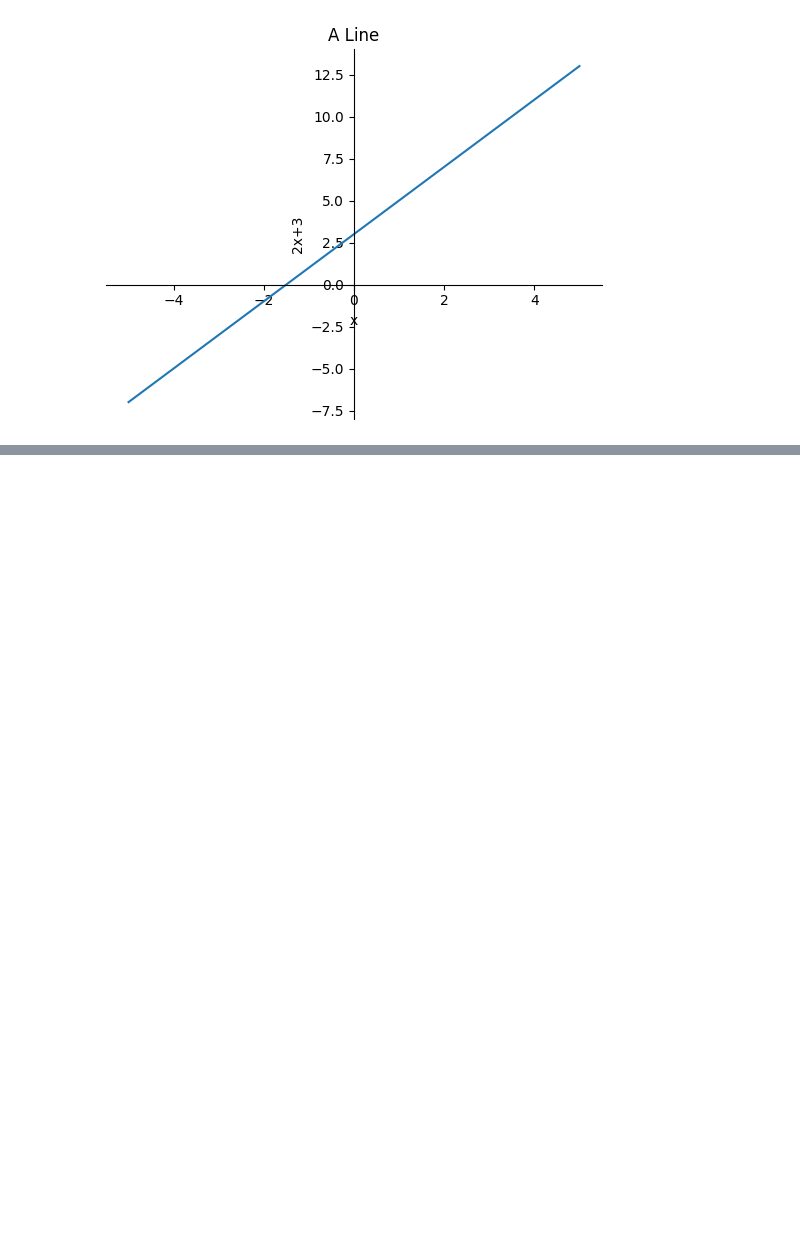
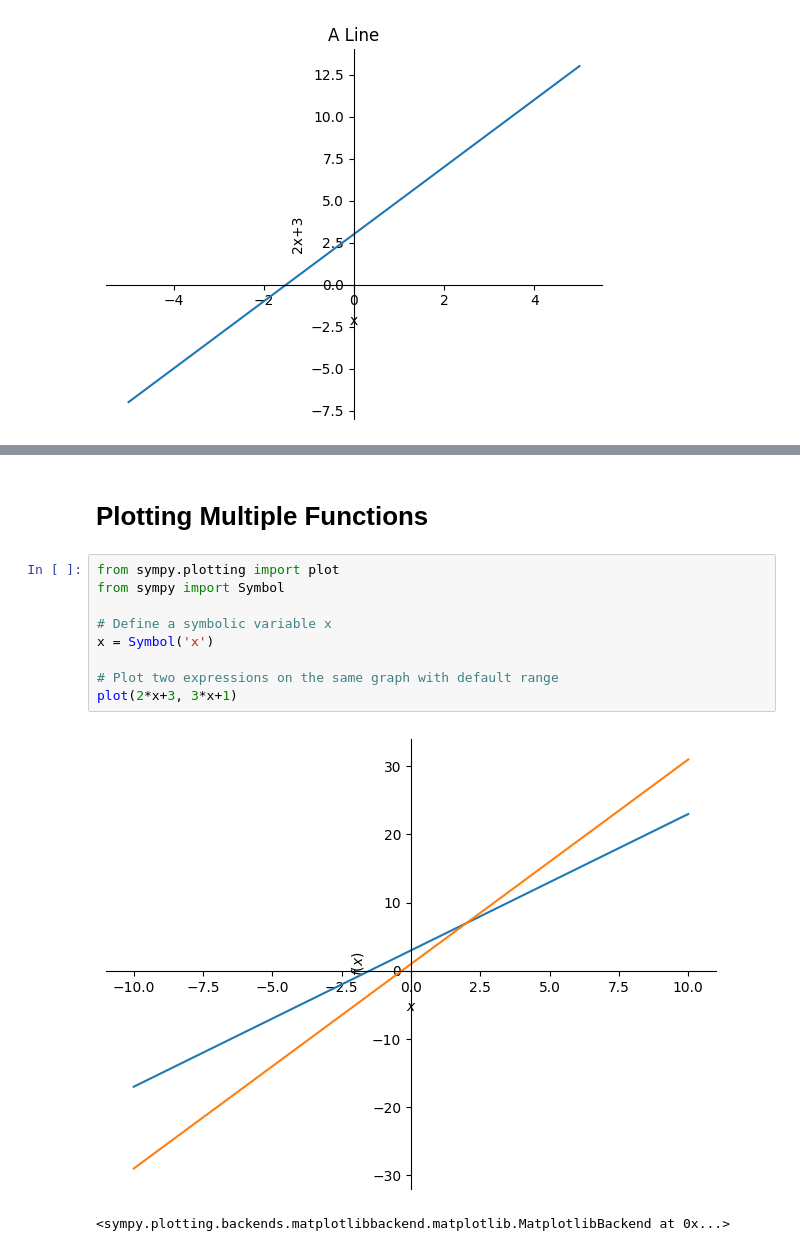
Before and after one commit to Saifullah785/doing-math-with-python-notes, a Jupyter notebook: Chapter_04_Algebra_and_Symbolic_Math_with_Sympy/Chapter_04_Algebra_and_Symbolic_Math_with_Sympy.ipynb, the cells around one changed output, grey strips where cells are left out. Drawn from its saved outputs; the diff is of its cells as text; blank space fills up the shorter version.

```diff
--- a/Chapter_04_Algebra_and_Symbolic_Math_with_Sympy/Chapter_04_Algebra_and_Symbolic_Math_with_Sympy.ipynb
+++ b/Chapter_04_Algebra_and_Symbolic_Math_with_Sympy/Chapter_04_Algebra_and_Symbolic_Math_with_Sympy.ipynb
@@ -608,0 +673,14 @@ p.save('line.png')
+# %% [markdown]
+# **Plotting Multiple Functions**
+# %%
+from sympy.plotting import plot
+from sympy import Symbol
+
+# Define a symbolic variable x
+x = Symbol('x')
+
+# Plot two expressions on the same graph with default range
+plot(2*x+3, 3*x+1)
+# %% [output]
+[figure, added]
+<sympy.plotting.backends.matplotlibbackend.matplotlib.MatplotlibBackend at 0x...>
```
Also changed, not shown: parts of 5 cells of this notebook.
